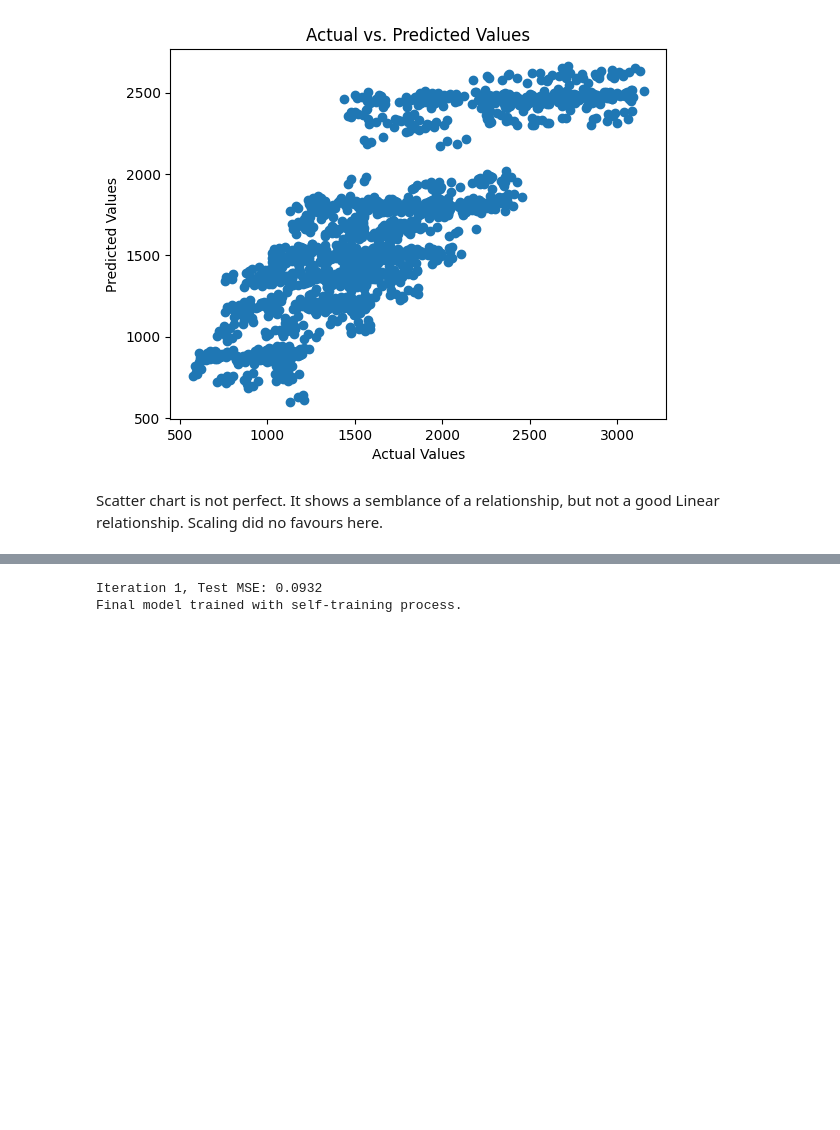
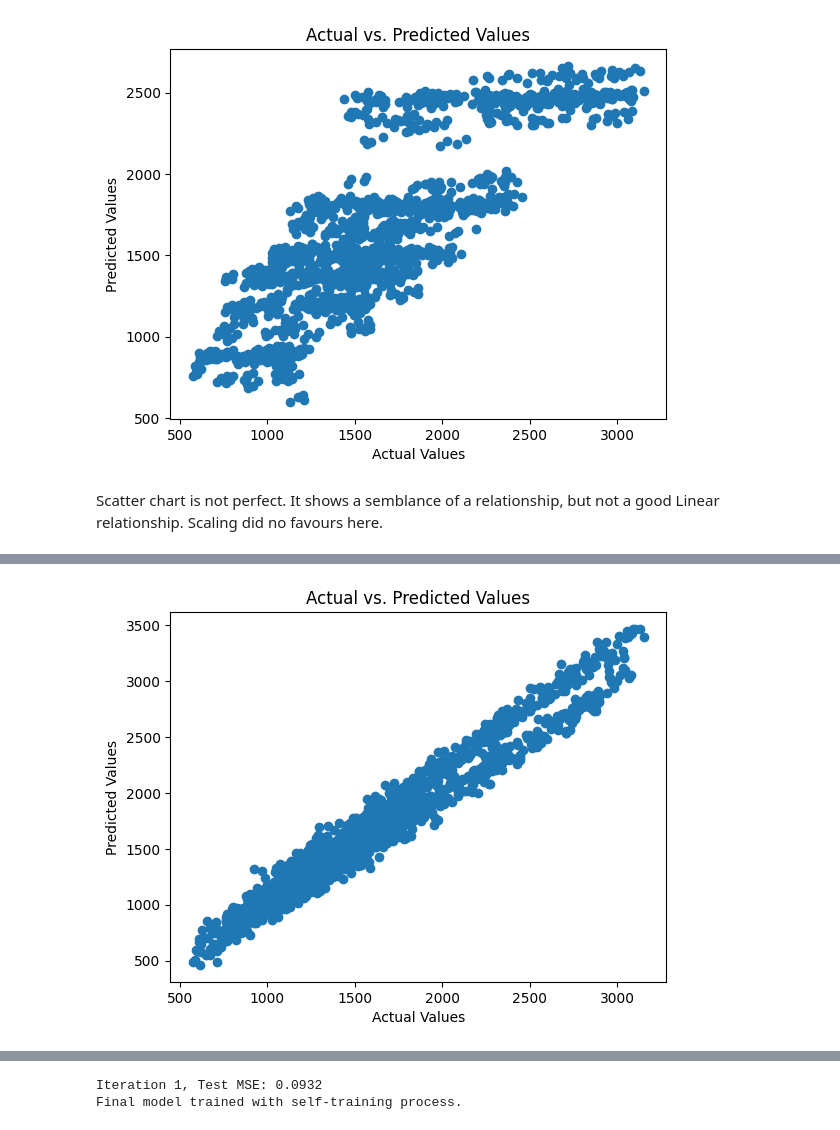
Before and after one commit to kevinhoffmanglyde/oxfordgenaigroup2, a Jupyter notebook: Group2EndtoEnd_onehot.ipynb, the cells around one changed output, grey strips where cells are left out. Saved outputs shown, nothing was run; the diff lists cells and outputs as text; code cells hidden in the pictures; blank space fills up the shorter version.

```diff
--- a/Group2EndtoEnd_onehot.ipynb
+++ b/Group2EndtoEnd_onehot.ipynb
@@ -651,0 +711,7 @@ Scaling did no favours here.
+# %%
+predictions = model.predict(X_scaled_Test)
+predictions = scaler_Y.inverse_transform(predictions)
+predictionsLSTM = pd.DataFrame(predictions, columns=['Prediction'])
+
+# Print the first few predictions
+print(predictionsLSTM.head())
@@ -651,0 +752,9 @@ Scaling did no favours here.
+# %%
+# Plotting actual vs predicted values to visualize how well our model is performing.
+plt.scatter(Y_Test, predictionsLSTM)
+plt.xlabel('Actual Values')  # X-axis label
+plt.ylabel('Predicted Values')  # Y-axis label
+plt.title('Actual vs. Predicted Values')  # Graph title
+plt.show()  # Display the plot
+# %% [output]
+[figure, added]
```
Also changed, not shown: parts of 11 cells of this notebook.
